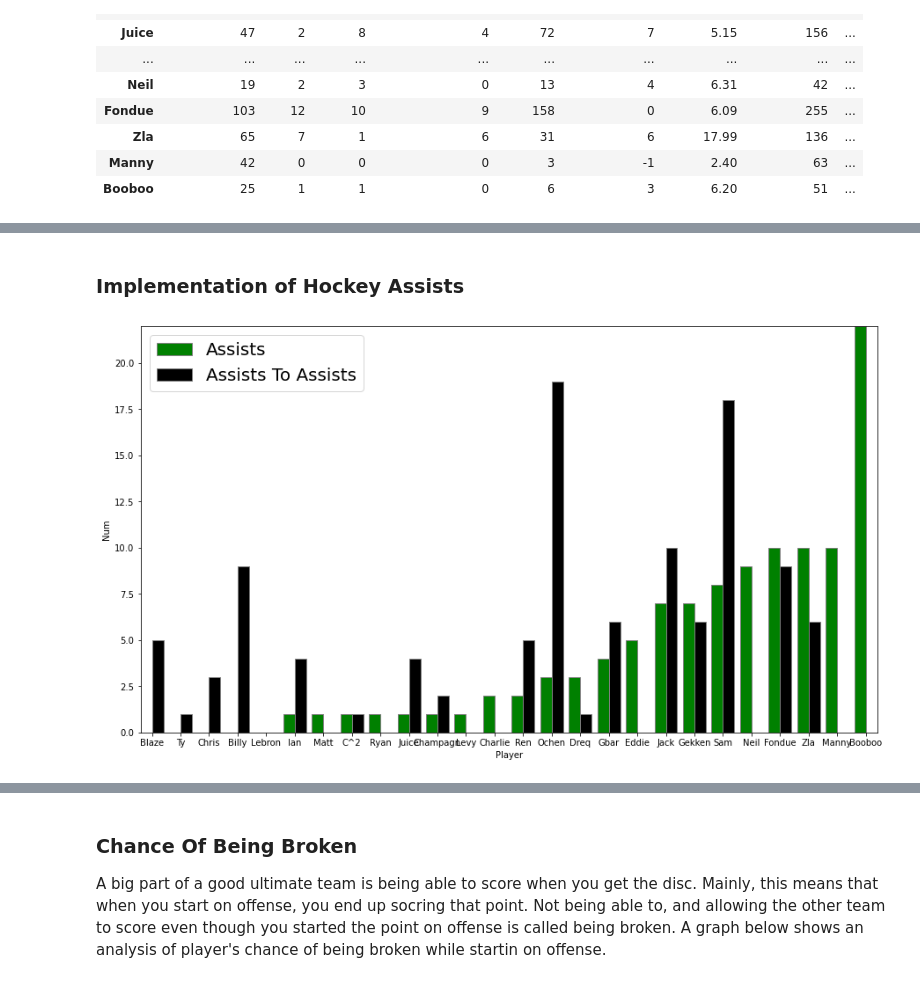
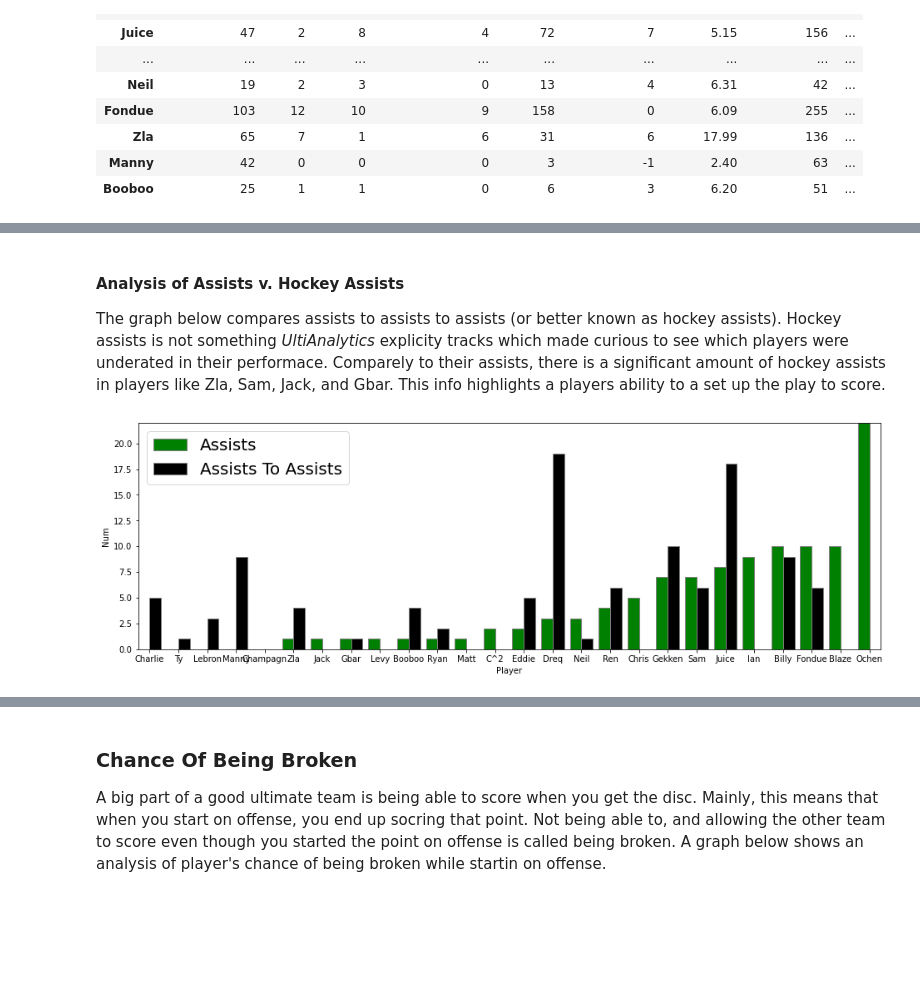
Before and after one commit to acohen89/BigBearStats, a Jupyter notebook: FinalProject.ipynb, the cells around one changed output, grey strips where cells are left out. Drawn from its saved outputs; the diff is of its cells as text; code cells hidden in the pictures; blank space fills up the shorter version.

```diff
--- a/FinalProject.ipynb
+++ b/FinalProject.ipynb
@@ -19,8 +49,8 @@ import numpy as np
 from Player import *
 from Main import processActions
 
-figW = 15
-figH = 8.5
+figW = 16
+figH = 5
 
 pd.set_option('display.precision', 2)
 pd.set_option('display.max_columns', None)
@@ -236,19 +279,21 @@ New Plus Minus:
 # %% [markdown]
-### Implementation of Hockey Assists
+#### Analysis of Assists v. Hockey Assists
+
+The graph below compares assists to assists to assists (or better known as hockey assists). Hockey assists is not something *UltiAnalytics* explicity tracks which made curious to see which players were underated in their performace. Comparely to their assists, there is a significant amount of hockey assists in players like Zla, Sam, Jack, and Gbar. This info highlights a players ability to a set up the play to score.
 # %%
 
 a = playersDF.loc[:,'assists'].sort_values()
 aToA = playersDF.loc[:,'assistsToAssists']
 width = 0.4
 plt.bar(np.arange(len(a)), a, color='green', width=width, edgecolor='grey', label='Assists')
 plt.bar(np.arange(len(aToA)) + width, aToA, color='black', width=width, edgecolor='grey', label='Assists To Assists')
 plt.xlabel('Player')
 plt.ylabel('Num')
 plt.legend(loc=2, prop={'size': 20})
-plt.xticks(np.arange(len(a)) + width/2, playersDF.index)
+plt.xticks(np.arange(len(a)) + width/2, a.index)
 fig = plt.gcf()
 fig.set_size_inches(figW, figH)
 plt.margins(0)
 plt.show()
 # %% [output]
-[figure, old version]
+[figure, new version]
```
Also changed, not shown: parts of 14 cells of this notebook, 2 other files.
